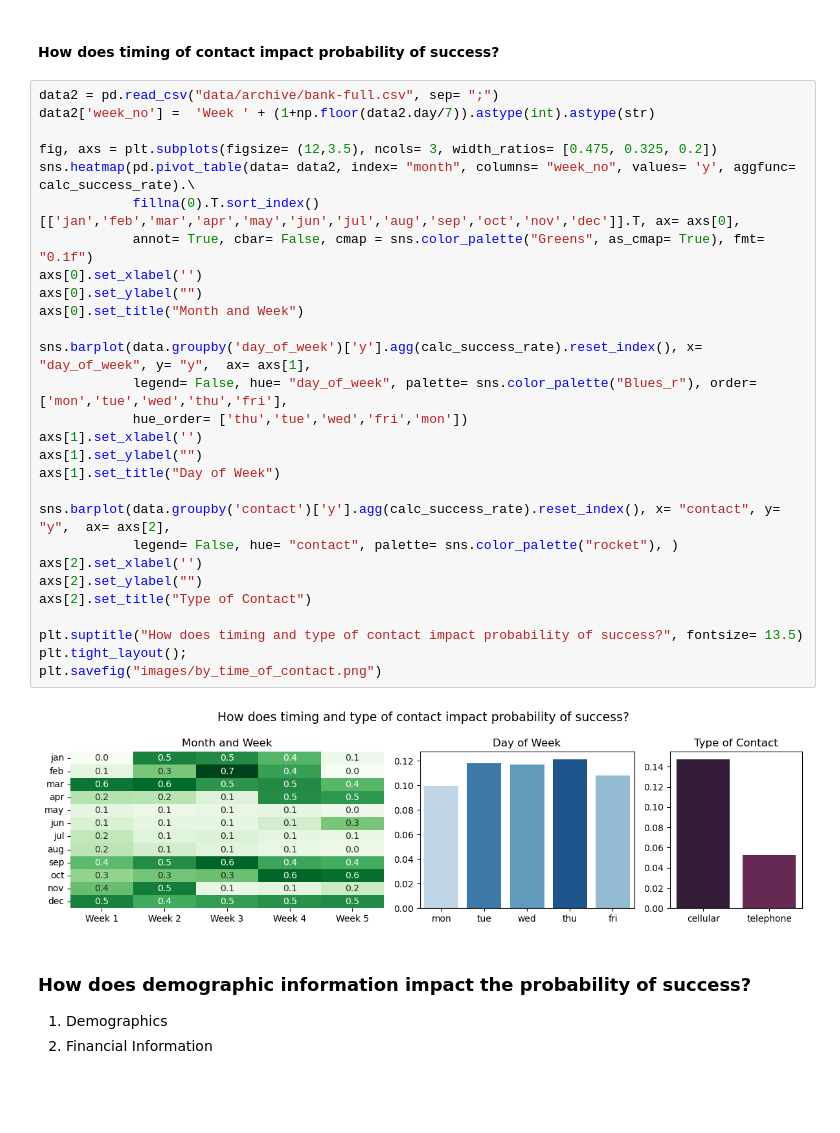
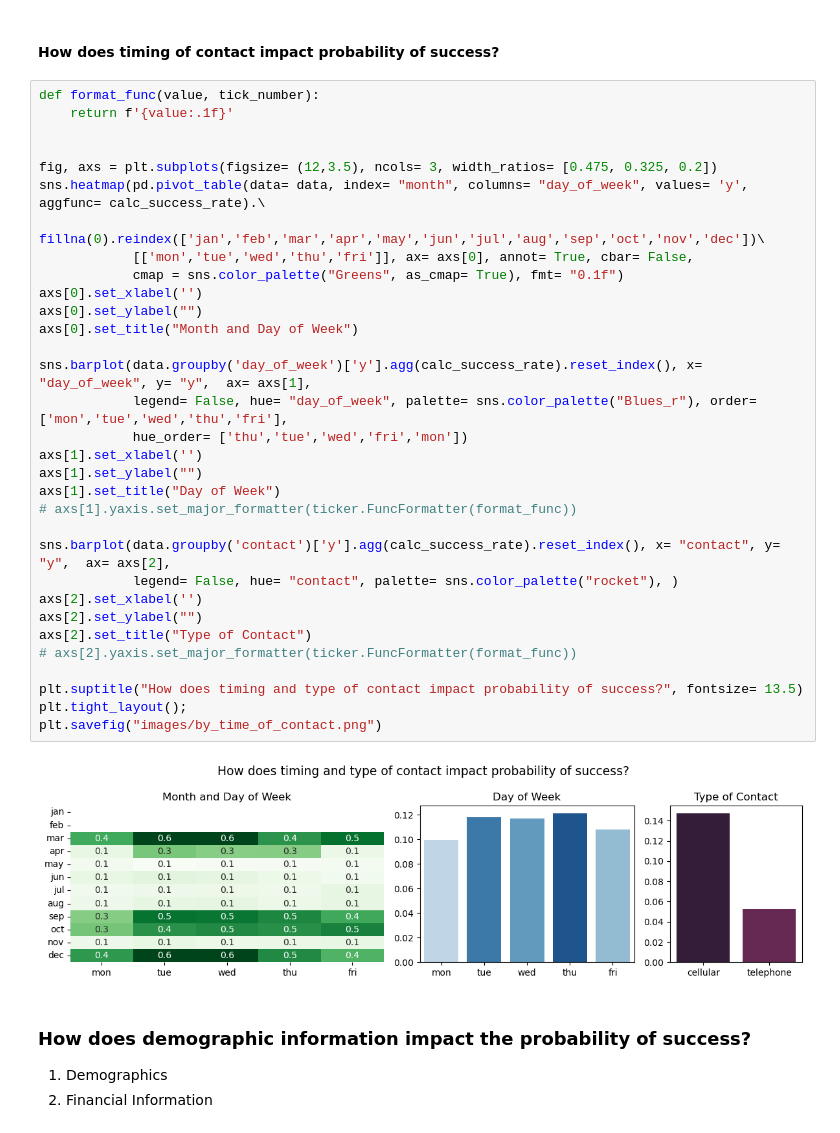
Before and after one commit to garimasc/bank_marketing, a Jupyter notebook: evaluate_classification.ipynb, the cells around one changed output. Saved outputs shown, nothing was run; the diff lists cells and outputs as text; blank space fills up the shorter version.

```diff
--- a/evaluate_classification.ipynb
+++ b/evaluate_classification.ipynb
@@ -100,35 +127,39 @@ fig.savefig("images/previous_current_campaign.png")
 # %% [markdown]
 #### How does timing of contact impact probability of success?
 # %%
-data2 = pd.read_csv("data/archive/bank-full.csv", sep= ";")
-data2['week_no'] =  'Week ' + (1+np.floor(data2.day/7)).astype(int).astype(str)
+def format_func(value, tick_number):
+    return f'{value:.1f}'
+
 
 fig, axs = plt.subplots(figsize= (12,3.5), ncols= 3, width_ratios= [0.475, 0.325, 0.2])
-sns.heatmap(pd.pivot_table(data= data2, index= "month", columns= "week_no", values= 'y', aggfunc= calc_success_rate).\
-            fillna(0).T.sort_index()[['jan','feb','mar','apr','may','jun','jul','aug','sep','oct','nov','dec']].T, ax= axs[0],
-            annot= True, cbar= False, cmap = sns.color_palette("Greens", as_cmap= True), fmt= "0.1f")
+sns.heatmap(pd.pivot_table(data= data, index= "month", columns= "day_of_week", values= 'y', aggfunc= calc_success_rate).\
+            fillna(0).reindex(['jan','feb','mar','apr','may','jun','jul','aug','sep','oct','nov','dec'])\
+            [['mon','tue','wed','thu','fri']], ax= axs[0], annot= True, cbar= False,
+            cmap = sns.color_palette("Greens", as_cmap= True), fmt= "0.1f")
 axs[0].set_xlabel('')
 axs[0].set_ylabel("")
-axs[0].set_title("Month and Week")
+axs[0].set_title("Month and Day of Week")
 
 sns.barplot(data.groupby('day_of_week')['y'].agg(calc_success_rate).reset_index(), x= "day_of_week", y= "y",  ax= axs[1],
             legend= False, hue= "day_of_week", palette= sns.color_palette("Blues_r"), order= ['mon','tue','wed','thu','fri'],
             hue_order= ['thu','tue','wed','fri','mon'])
 axs[1].set_xlabel('')
 axs[1].set_ylabel("")
 axs[1].set_title("Day of Week")
+# axs[1].yaxis.set_major_formatter(ticker.FuncFormatter(format_func))
 
 sns.barplot(data.groupby('contact')['y'].agg(calc_success_rate).reset_index(), x= "contact", y= "y",  ax= axs[2],
             legend= False, hue= "contact", palette= sns.color_palette("rocket"), )
 axs[2].set_xlabel('')
 axs[2].set_ylabel("")
 axs[2].set_title("Type of Contact")
+# axs[2].yaxis.set_major_formatter(ticker.FuncFormatter(format_func))
 
 plt.suptitle("How does timing and type of contact impact probability of success?", fontsize= 13.5)
 plt.tight_layout();
 plt.savefig("images/by_time_of_contact.png")
 # %% [output]
-[figure, old version]
+[figure, new version]
 # %% [markdown]
 ### How does demographic information impact the probability of success?
 
```
Also changed, not shown: parts of 5 cells of this notebook, 9 other files.
